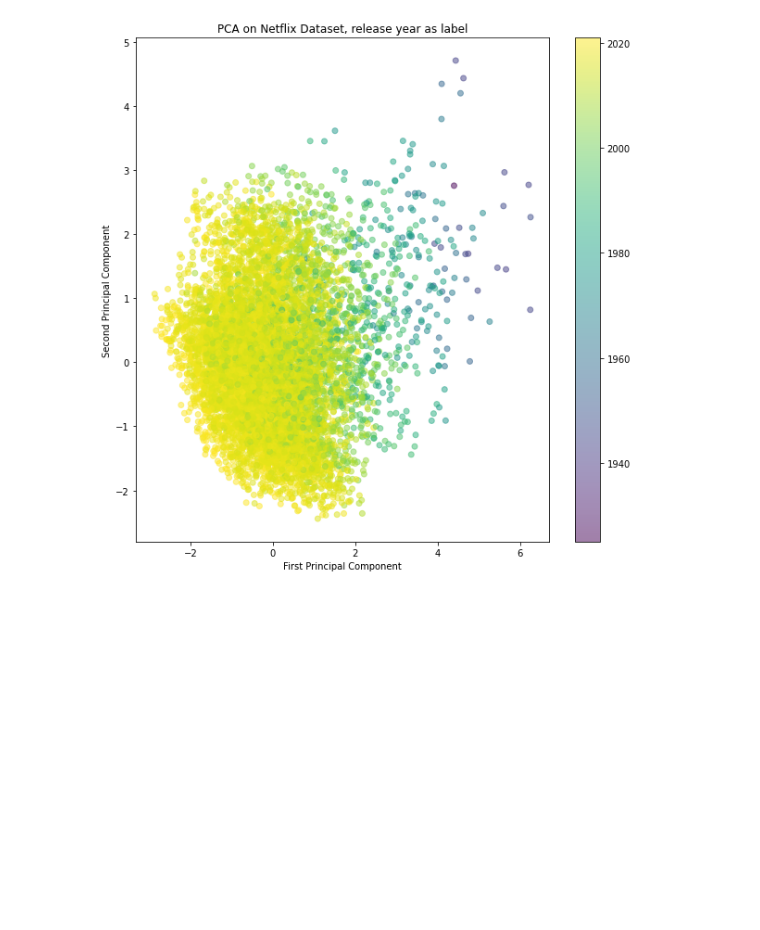
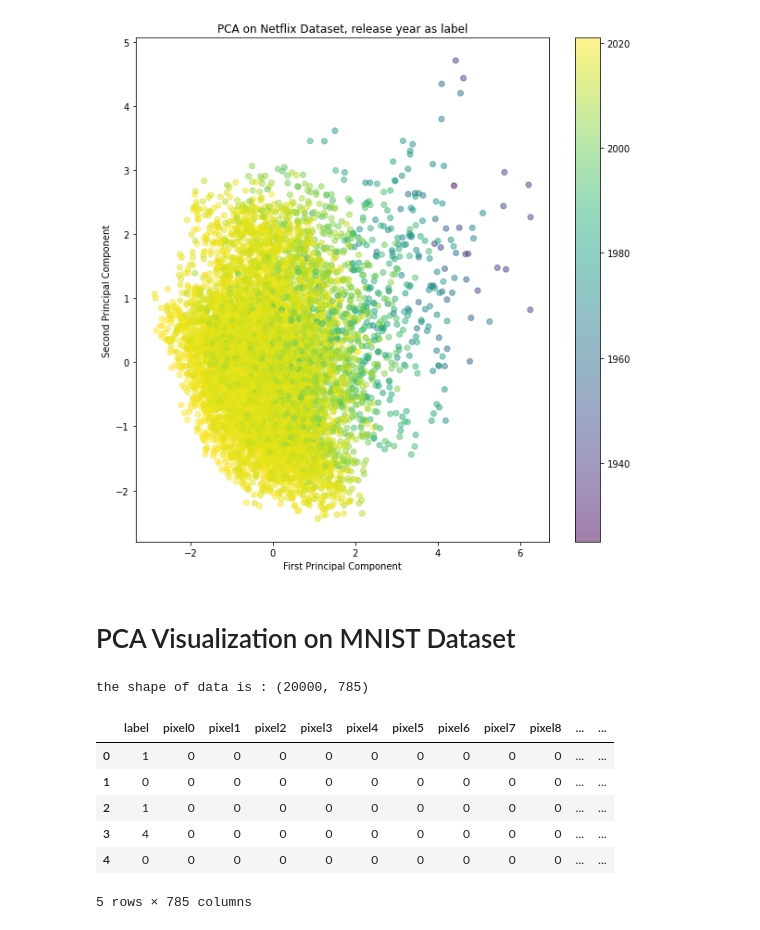
Before and after one commit to KarmanjyotSingh/tsne, a Jupyter notebook: pca.ipynb, the cells around one changed output. Cells and saved outputs as stored; diff of their text form; code cells hidden in the pictures; blank space fills up the shorter version.

```diff
--- a/pca.ipynb
+++ b/pca.ipynb
@@ -152,3 +150,5 @@ plot_pca_2d(X_pca, y, 'PCA on Netflix Dataset, release year as label')
 [figure]
 [figure]
 [figure]
+# %% [markdown]
+# PCA Visualization on MNIST Dataset
@@ -154,0 +160,13 @@ plot_pca_2d(X_pca, y, 'PCA on Netflix Dataset, release year as label')
+# %%
+df = pd.read_csv('./data/mnist/mnist_train.csv', nrows = 20000)
+print("the shape of data is :", df.shape)
+df.head()
+# %% [output]
+the shape of data is : (20000, 785)
+|  | label | pixel0 | pixel1 | pixel2 | pixel3 | pixel4 | pixel5 | pixel6 | pixel7 | pixel8 | ... | ... |
+| 0 | 1 | 0 | 0 | 0 | 0 | 0 | 0 | 0 | 0 | 0 | ... | ... |
+| 1 | 0 | 0 | 0 | 0 | 0 | 0 | 0 | 0 | 0 | 0 | ... | ... |
+| 2 | 1 | 0 | 0 | 0 | 0 | 0 | 0 | 0 | 0 | 0 | ... | ... |
+| 3 | 4 | 0 | 0 | 0 | 0 | 0 | 0 | 0 | 0 | 0 | ... | ... |
+| 4 | 0 | 0 | 0 | 0 | 0 | 0 | 0 | 0 | 0 | 0 | ... | ... |
+5 rows × 785 columns
```
Also changed, not shown: parts of 8 cells of this notebook.
